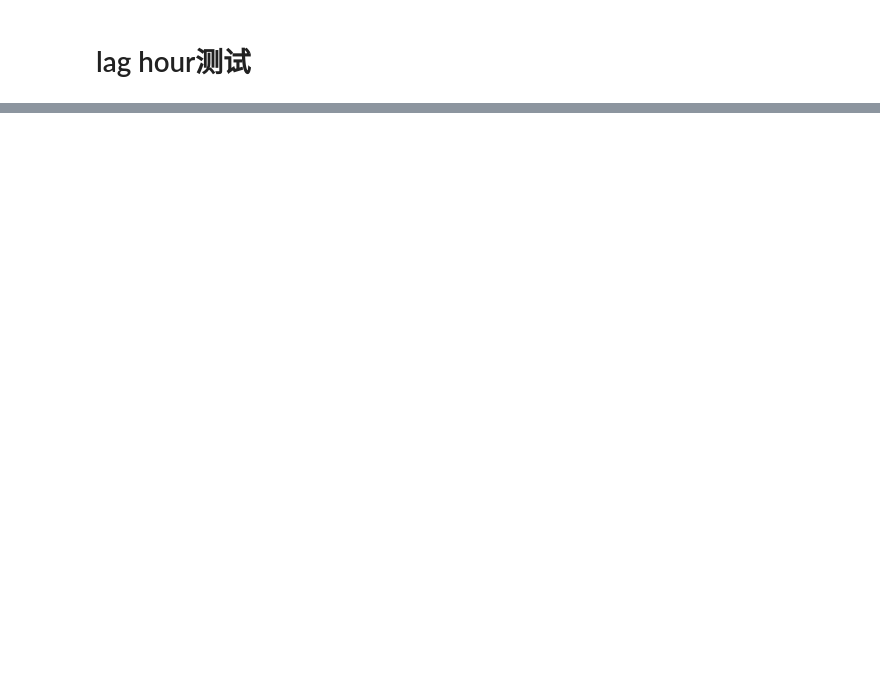
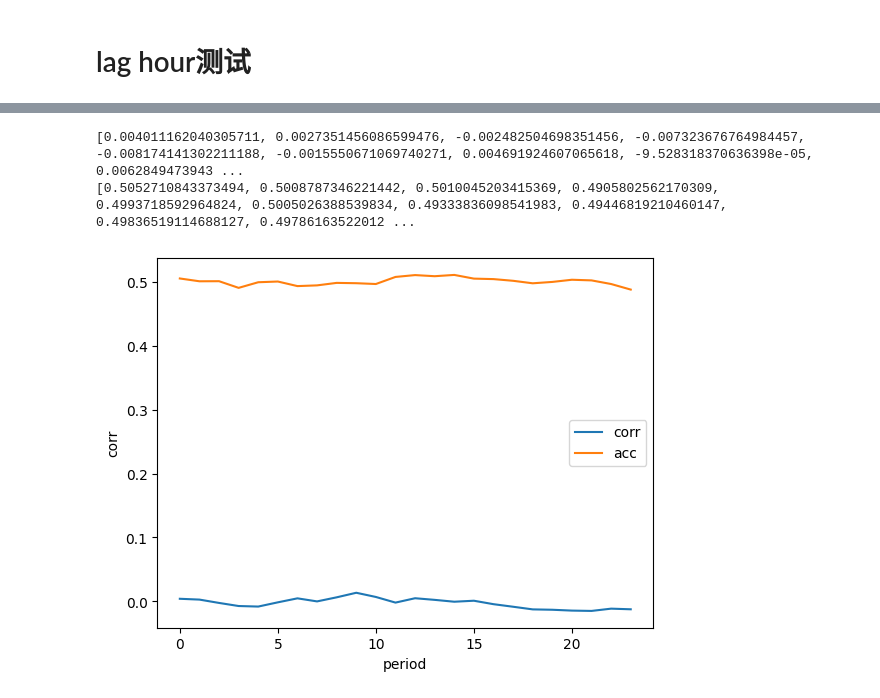
Before and after one commit to JachinLin2022/Digital_Research, a Jupyter notebook: EmotionModel/analysis_hourly.ipynb, the cells around one changed output, grey strips where cells are left out. Saved outputs shown, nothing was run; the diff lists cells and outputs as text; code cells hidden in the pictures; blank space fills up the shorter version.

```diff
--- a/EmotionModel/analysis_hourly.ipynb
+++ b/EmotionModel/analysis_hourly.ipynb
@@ -3,7 +3,7 @@ import pandas as pd
 import matplotlib.pyplot as plt
 import matplotlib.dates as mdates
 from sklearn.preprocessing import MinMaxScaler
-# data_path = 'data/all_filter_update_2500.csv'
+data_path = '../bitcoin_scrapy/update/0711_10000/all_filter_update_0711_minimun.csv'
 df = pd.read_csv('data/BTC-USD.csv')
 df['timestamp'] = df['Date']
 df['value'] = df['Close']
@@ -67,8 +52,8 @@ Text(0.5, 1.0, 'Price Trend')
 import re
 from sklearn.preprocessing import MinMaxScaler
 import numpy as np
-# sentiment = pd.read_csv(data_path,lineterminator='\n')
-sentiment = pd.read_csv("data/tweet_2020_01_full_result.csv")
+sentiment = pd.read_csv(data_path)
+# sentiment = pd.read_csv("data/tweet_2020_01_full_result.csv")
 
 sentiment = sentiment[sentiment['scores'].notnull()]
 # filter
@@ -81,8 +66,14 @@ thr = 100
 sentiment = sentiment[(sentiment['user_follower_count'] > thr) | (sentiment['favorite_count'] > thr) | (sentiment['quote_count'] > thr) | (sentiment['reply_count'] > thr) | (sentiment['retweet_count'] > thr)]
 print(len(sentiment))
 
-
-def show_trend(sentiment, start, end, flag, lag):
+sentiment['scores']  = sentiment['scores'].astype('str')
+sentiment['pos'] = sentiment['scores'].str.split('\n').map(lambda row: float(row[0][4:]))
+sentiment['neg'] = sentiment['scores'].str.split('\n').map(lambda row: float(row[1][4:]))
+sentiment['neu'] = sentiment['scores'].str.split('\n').map(lambda row: float(row[2][4:]))
+sentiment['day'] = pd.to_datetime(sentiment['day'])
+sentiment = sentiment[(sentiment['day']>= pd.Timestamp('2022-01-01')) & (sentiment['day'] <= pd.Timestamp('2022-12-31'))]
+def show_trend(sentiment, df, start, end, flag, lag):
+    # print(sentiment.columns)
     sentiment = sentiment[sentiment['created_at'].notna()]
     sentiment['second'] = pd.to_datetime(sentiment['created_at'], format='%a %b %d %H:%M:%S +0000 %Y')
 
@@ -97,10 +88,7 @@ def show_trend(sentiment, start, end, flag, lag):
     # # 将日期列设置为索引
     # sentiment.set_index('date', inplace=True)
     # sentiment['hour']
-    sentiment['scores']  = sentiment['scores'].astype('str')
-    sentiment['pos'] = sentiment['scores'].str.split('\n').map(lambda row: float(row[0][4:]))
-    sentiment['neg'] = sentiment['scores'].str.split('\n').map(lambda row: float(row[1][4:]))
-    sentiment['neu'] = sentiment['scores'].str.split('\n').map(lambda row: float(row[2][4:]))
+
 
     # sentiment['pos'] = sentiment['pos'] + sentiment['pos'] * sentiment['user_follower_count'] + sentiment['pos'] * sentiment['favorite_count']
     # sentiment['neg'] = sentiment['neg'] + sentiment['neg'] * sentiment['user_follower_count'] + sentiment['neg'] * sentiment['favorite_count']
@@ -121,7 +109,8 @@ def show_trend(sentiment, start, end, flag, lag):
 
     sentiment['metrics_return'] = sentiment['metrics'].pct_change()
     df['value_return'] = df['value'].pct_change()
-
+    sentiment = sentiment[sentiment['metrics_return']<9999999]
+    df = df[df['value_return']<9999999]
 
     # 绘制价格走势图
     # trend = sentiment['metrics_return'].tolist()
@@ -167,7 +156,7 @@ def show_trend(sentiment, start, end, flag, lag):
 acc_list = []
 corr_list = []
 for lag in range(-24,25):
-    acc, corr = show_trend(sentiment.copy(),'2020-01-01', '2020-01-31', 0, lag)
+    acc, corr = show_trend(sentiment.copy(),df.copy(),'2020-01-01', '2023-05-31', 0, lag)
     acc_list.append(acc)
     corr_list.append(corr)
     print(lag ,"皮尔森相关系数为:", corr, "准确率为:",acc)
@@ -201,7 +172,10 @@ plt.plot(range(-24,25), acc_list,label='acc')
 #     if corr > 0.6:
 #         plt.text(lag, corr, f'({lag}, {corr:.2f})', ha='center', va='bottom')
 #         plt.text(lag, acc, f'({lag}, {acc:.2f})', ha='center', va='top')
-
+print(corr_list)
+print(acc_list)
+for i in range(-24,25):
+    print(i,corr_list[i+24],acc_list[i+24])
 plt.xlabel('lag')
 plt.ylabel('corr')
 plt.title('lag (hour)')
@@ -211,0 +370,18 @@ plt.show()
+# %%
+
+# 绘制价格走势图
+plt.plot(range(24), corr_list,label='corr')
+plt.plot(range(24), acc_list,label='acc')
+print(corr_list)
+print(acc_list)
+# for i in range(-24,25):
+#     print(i,corr_list[i+24],acc_list[i+24])
+plt.xlabel('period')
+plt.ylabel('corr')
+# plt.title('lag (hour)')
+plt.legend()
+plt.show()
+# %% [output]
+[0.004011162040305711, 0.0027351456086599476, -0.002482504698351456, -0.007323676764984457, -0.008174141302211188, -0.0015550671069740271, 0.004691924607065618, -9.528318370636398e-05, 0.0062849473943 ...
+[0.5052710843373494, 0.5008787346221442, 0.5010045203415369, 0.4905802562170309, 0.4993718592964824, 0.5005026388539834, 0.49333836098541983, 0.49446819210460147, 0.49836519114688127, 0.49786163522012 ...
+[figure, added]
```
Also changed, not shown: parts of 8 cells of this notebook, 15 other files.
